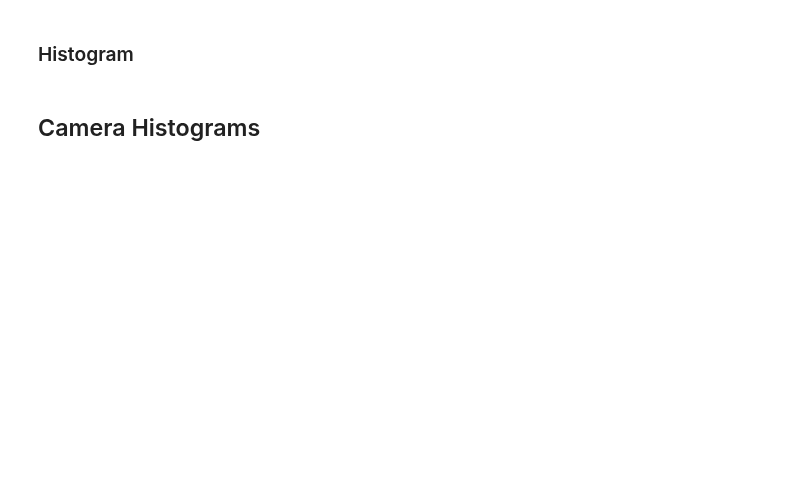
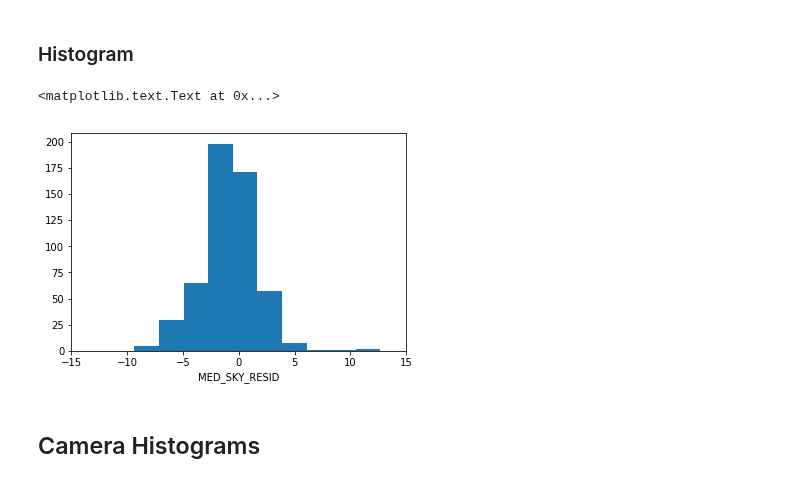
Before and after one commit to desihub/desispec, a Jupyter notebook: doc/nb/QA_Prod.ipynb, the cells around one changed output. Cells and saved outputs as stored; diff of their text form; code cells hidden in the pictures; blank space fills up the shorter version.

```diff
--- a/doc/nb/QA_Prod.ipynb
+++ b/doc/nb/QA_Prod.ipynb
@@ -44,3 +43,6 @@ qa_prod = dqap.QA_Prod(specprod_dir)
+# %%
+reload(dqap)
+qa_prod = dqap.QA_Prod()
 # %% [markdown]
 ### Load QA
 # %%
@@ -52,3 +64,3 @@ qa_prod.data['20160607'][6]['b0']#['SKYSUB']['QA']
 # %%
-sky_resid_b, ne_dict = qa_prod.get_qa_array('SKYSUB', 'MED_RESID', channels=['b'])
-sky_resid_b
+qa_tbl = qa_prod.get_qa_table('SKYSUB', 'MED_RESID', channels=['b'])
+qa_tbl
@@ -59,9 +89,12 @@ ne_dict
 # %%
 plt.clf()
 ax = plt.gca()
-ax.hist(sky_resid_b)
-ax.set_xlim(-1,1)
+ax.hist(qa_tbl['MED_RESID'])
+ax.set_xlim(-15,15)
 ax.set_xlabel('MED_SKY_RESID')
+# %% [output]
+<matplotlib.text.Text at 0x...>
+[figure, added]
 # %% [markdown]
 ## Camera Histograms
 # %%
```
Also changed, not shown: parts of 28 cells of this notebook, 3 other files.
